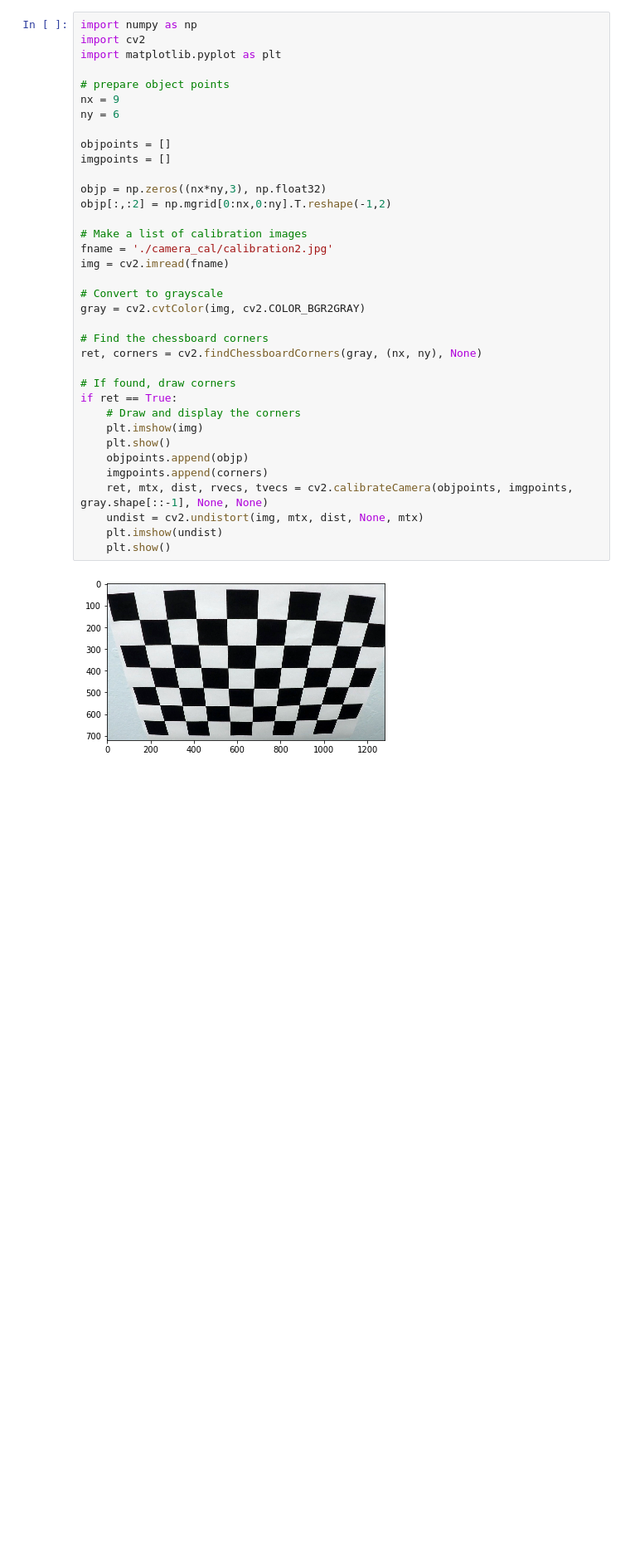
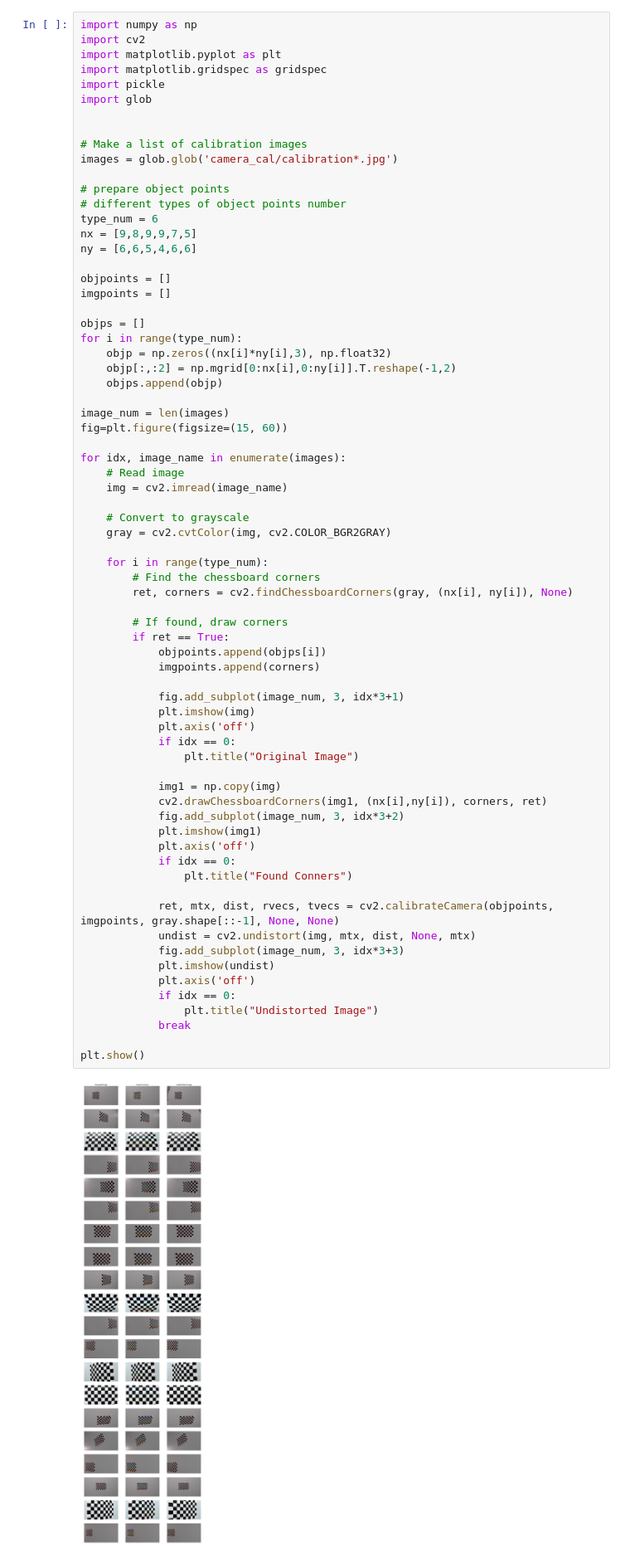
Before and after one commit to lingyun-wu/Advanced-Lane-Line-Finding, a Jupyter notebook: Advanced_Lane_Finding.ipynb, the cells around one changed output. Shown at 83% size. Drawn from its saved outputs; the diff is of its cells as text; blank space fills up the shorter version.

```diff
--- a/Advanced_Lane_Finding.ipynb
+++ b/Advanced_Lane_Finding.ipynb
@@ -3,38 +3,72 @@
 # %%
 import numpy as np
 import cv2
 import matplotlib.pyplot as plt
+import matplotlib.gridspec as gridspec
+import pickle
+import glob
+
+
+# Make a list of calibration images
+images = glob.glob('camera_cal/calibration*.jpg')
 
 # prepare object points
-nx = 9
-ny = 6
+# different types of object points number
+type_num = 6
+nx = [9,8,9,9,7,5]
+ny = [6,6,5,4,6,6]
 
 objpoints = []
 imgpoints = []
 
-objp = np.zeros((nx*ny,3), np.float32)
-objp[:,:2] = np.mgrid[0:nx,0:ny].T.reshape(-1,2)
+objps = []
+for i in range(type_num):
+    objp = np.zeros((nx[i]*ny[i],3), np.float32)
+    objp[:,:2] = np.mgrid[0:nx[i],0:ny[i]].T.reshape(-1,2)
+    objps.append(objp)
 
-# Make a list of calibration images
-fname = './camera_cal/calibration2.jpg'
-img = cv2.imread(fname)
+image_num = len(images)
+fig=plt.figure(figsize=(15, 60))
 
-# Convert to grayscale
-gray = cv2.cvtColor(img, cv2.COLOR_BGR2GRAY)
+for idx, image_name in enumerate(images):
+    # Read image
+    img = cv2.imread(image_name)
 
-# Find the chessboard corners
-ret, corners = cv2.findChessboardCorners(gray, (nx, ny), None)
+    # Convert to grayscale
+    gray = cv2.cvtColor(img, cv2.COLOR_BGR2GRAY)
 
-# If found, draw corners
-if ret == True:
-    # Draw and display the corners
-    plt.imshow(img)
-    plt.show()
-    objpoints.append(objp)
-    imgpoints.append(corners)
-    ret, mtx, dist, rvecs, tvecs = cv2.calibrateCamera(objpoints, imgpoints, gray.shape[::-1], None, None)
-    undist = cv2.undistort(img, mtx, dist, None, mtx)
-    plt.imshow(undist)
-    plt.show()
+    for i in range(type_num):
+        # Find the chessboard corners
+        ret, corners = cv2.findChessboardCorners(gray, (nx[i], ny[i]), None)
+
+        # If found, draw corners
+        if ret == True:
+            objpoints.append(objps[i])
+            imgpoints.append(corners)
+
+            fig.add_subplot(image_num, 3, idx*3+1)
+            plt.imshow(img)
+            plt.axis('off')
+            if idx == 0:
+                plt.title("Original Image")
+
+            img1 = np.copy(img)
+            cv2.drawChessboardCorners(img1, (nx[i],ny[i]), corners, ret)
+            fig.add_subplot(image_num, 3, idx*3+2)
+            plt.imshow(img1)
+            plt.axis('off')
+            if idx == 0:
+                plt.title("Found Conners")
+
+            ret, mtx, dist, rvecs, tvecs = cv2.calibrateCamera(objpoints, imgpoints, gray.shape[::-1], None, None)
+            undist = cv2.undistort(img, mtx, dist, None, mtx)
+            fig.add_subplot(image_num, 3, idx*3+3)
+            plt.imshow(undist)
+            plt.axis('off')
+            if idx == 0:
+                plt.title("Undistorted Image")
+            break
+
+plt.show()
 # %% [output]
-[figure, old version]
+[figure, new version]
```
Also changed, not shown: parts of 1 cell of this notebook.
